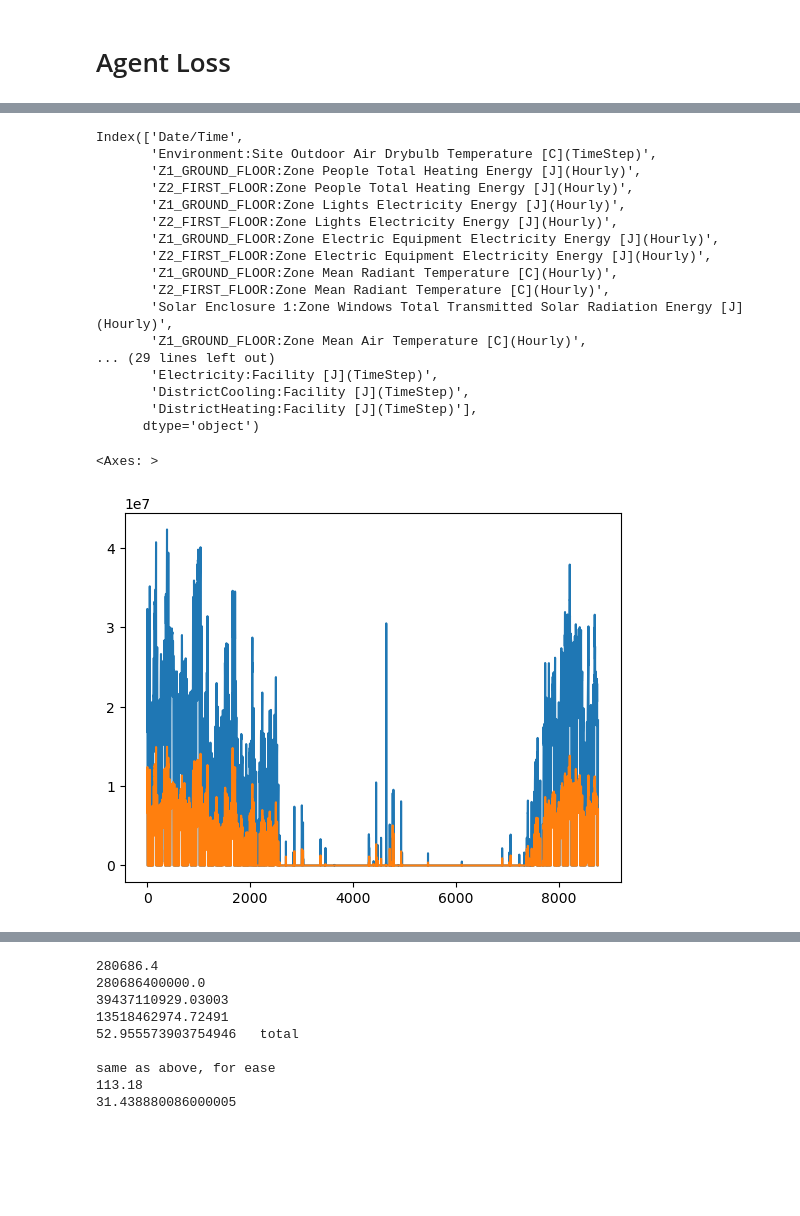
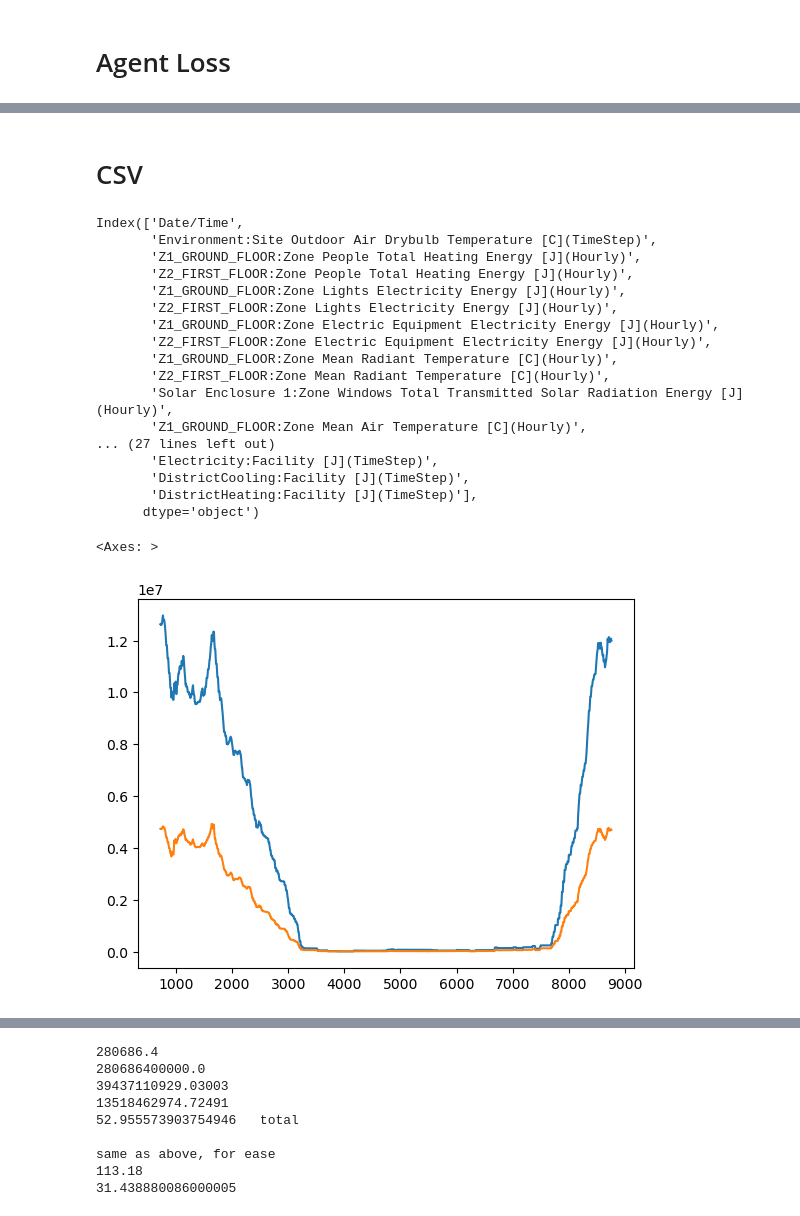
Before and after one commit to Lundkjaer/ClimAIte, a Jupyter notebook: EMS_work/post_processing.ipynb, the cells around one changed output, grey strips where cells are left out. Saved outputs shown, nothing was run; the diff lists cells and outputs as text; code cells hidden in the pictures; blank space fills up the shorter version.

```diff
--- a/EMS_work/post_processing.ipynb
+++ b/EMS_work/post_processing.ipynb
@@ -58,3 +72,7 @@ dfcsv = pd.read_csv(r"C:\Users\sebas\Documents\GitHub\ClimAIte\out\eplusout.csv"
+# %% [markdown]
+# CSV
+# %%
+dfcsv = pd.read_csv(r"W:\Insync\GDrive\Main\TU Delft\Thesis\DRL runs\Building-InsuBASE-MassBASE\RL24hAllRNN\out\eplusout.csv")
 # %%
 dfcsv.columns
 # %% [output]
@@ -70,23 +88,24 @@ Index(['Date/Time',
        'Z2_FIRST_FLOOR:Zone Mean Radiant Temperature [C](Hourly)',
        'Solar Enclosure 1:Zone Windows Total Transmitted Solar Radiation Energy [J](Hourly)',
        'Z1_GROUND_FLOOR:Zone Mean Air Temperature [C](Hourly)',
-... (29 lines left out)
+... (27 lines left out)
        'Electricity:Facility [J](TimeStep)',
        'DistrictCooling:Facility [J](TimeStep)',
        'DistrictHeating:Facility [J](TimeStep)'],
       dtype='object')
 # %%
 # dfcsv['Z1_GROUND_FLOOR IDEAL LOADS AIR SYSTEM:Zone Ideal Loads Supply Air Total Heating Energy [J](Hourly)'].dropna().plot()
-dfcsv['Z1_GROUND_FLOOR IDEAL LOADS AIR SYSTEM:Zone Ideal Loads Zone Total Heating Energy [J](Hourly)'].dropna().plot()
-dfcsv['Z2_FIRST_FLOOR IDEAL LOADS AIR SYSTEM:Zone Ideal Loads Zone Total Heating Energy [J](Hourly)'].dropna().plot()
+
+dfcsv['Z1_GROUND_FLOOR IDEAL LOADS AIR SYSTEM:Zone Ideal Loads Zone Total Heating Energy [J](Hourly)'].dropna().rolling(720).mean().plot()
+dfcsv['Z2_FIRST_FLOOR IDEAL LOADS AIR SYSTEM:Zone Ideal Loads Zone Total Heating Energy [J](Hourly)'].dropna().rolling(720).mean().plot()
 # newdf = dfcsv['Z1_GROUND_FLOOR IDEAL LOADS AIR SYSTEM:Zone Ideal Loads Supply Air Total Heating Energy [J](Hourly)'].dropna() - dfcsv['Z1_GROUND_FLOOR IDEAL LOADS AIR SYSTEM:Zone Ideal Loads Zone Total Heating Energy [J](Hourly)'].dropna()
 # dfcsv['Whole Building:Facility Total Purchased Electricity Energy [J](Hourly)'].dropna().plot()
 # newdf.plot()
 
 # 'Z1_GROUND_FLOOR IDEAL LOADS AIR SYSTEM:Zone Ideal Loads Supply Air Total Heating Energy [J](Hourly)'
 
 # 'Z1_GROUND_FLOOR IDEAL LOADS AIR SYSTEM:Zone Ideal Loads Zone Total Heating Energy [J](Hourly)'
 # %% [output]
 <Axes: >
-[figure, old version]
+[figure, new version]
 # %%
```
Also changed, not shown: parts of 36 cells of this notebook, 1 other file.
